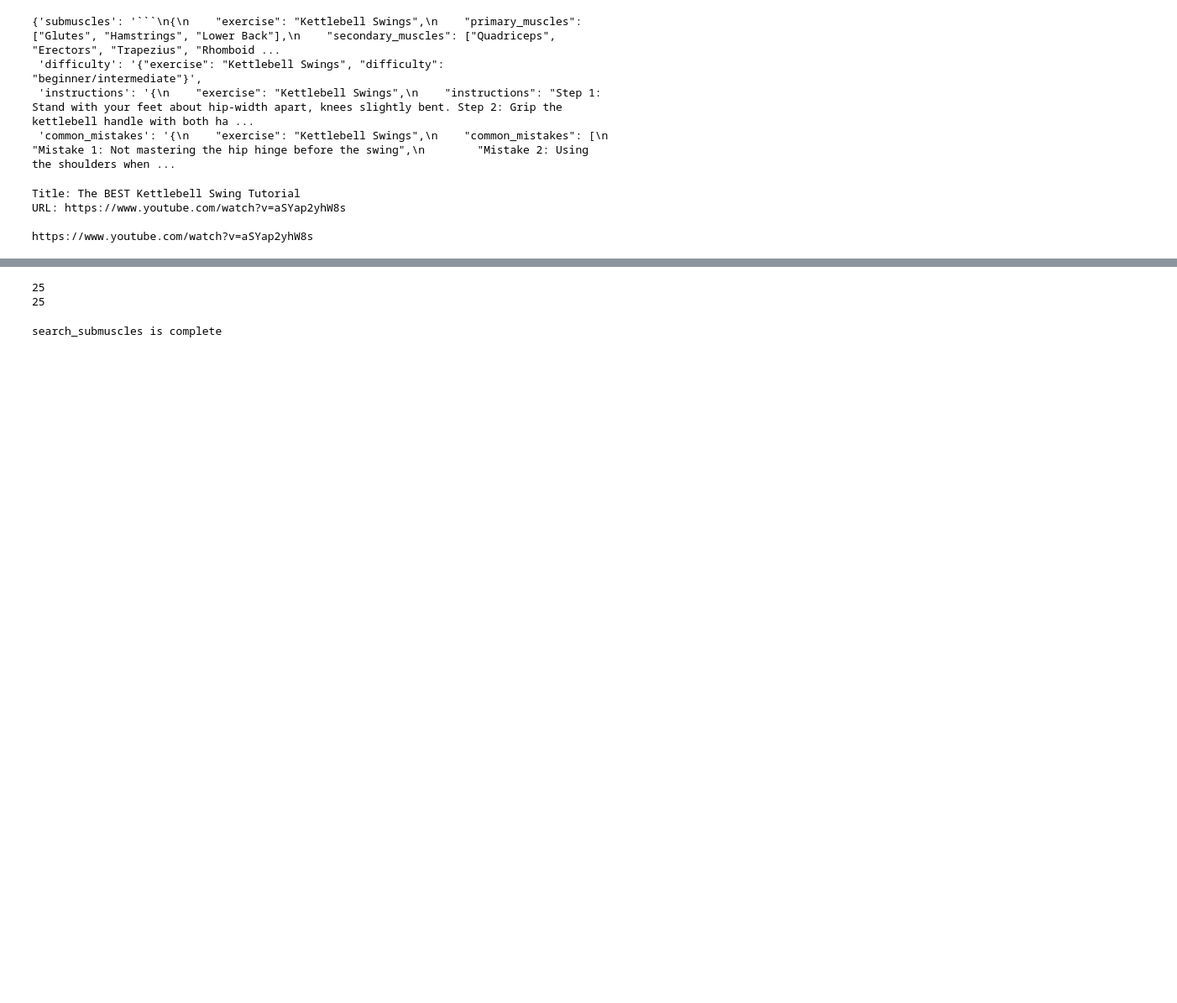
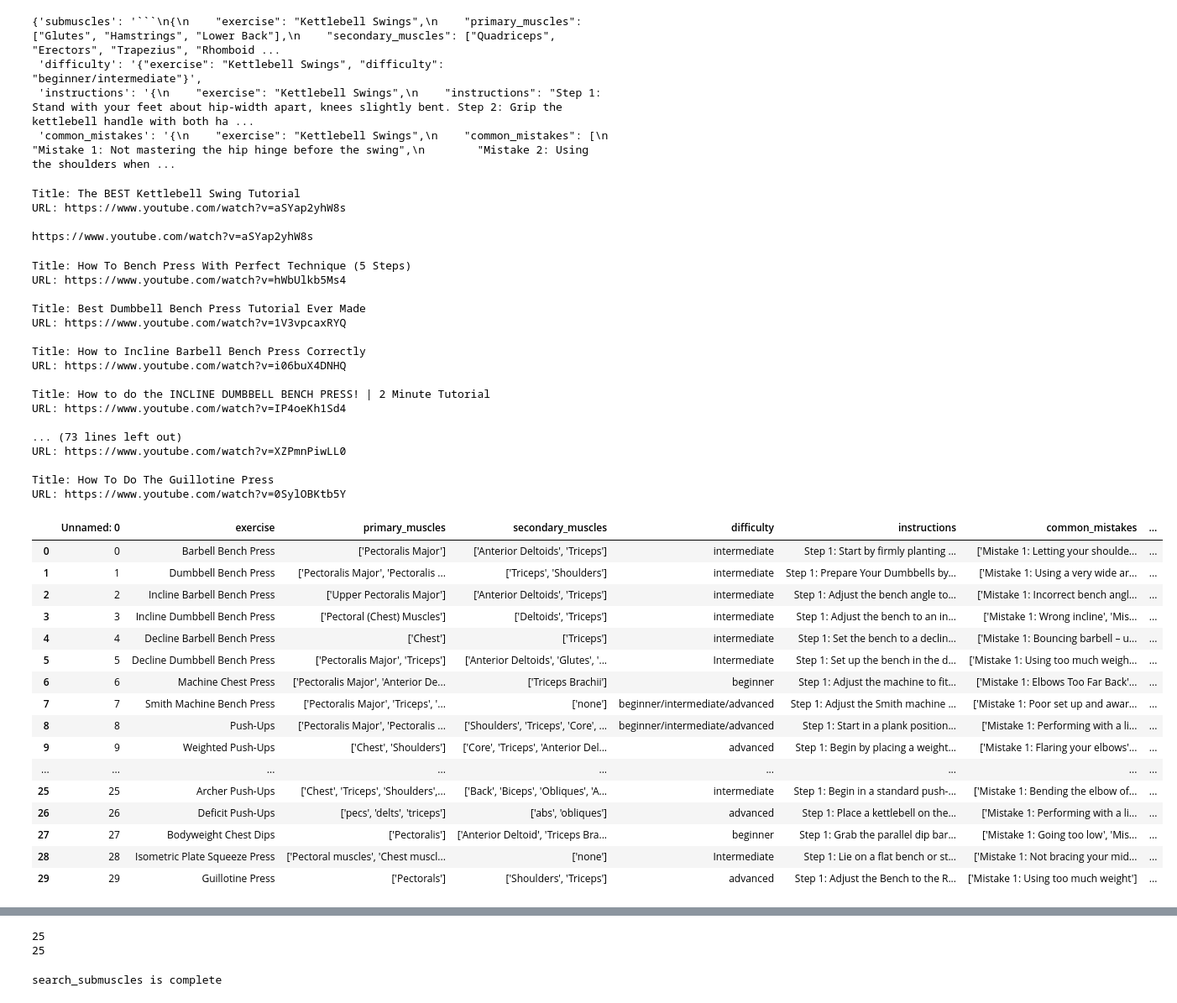
Before and after one commit to Zeinahesham308/FlexAi, a Jupyter notebook: Ai/NLP/GenerateDataSet/exercises_db.ipynb, the cells around one changed output, grey strips where cells are left out. Shown at 84% size. Drawn from its saved outputs; the diff is of its cells as text; code cells hidden in the pictures; blank space fills up the shorter version.

```diff
--- a/Ai/NLP/GenerateDataSet/exercises_db.ipynb
+++ b/Ai/NLP/GenerateDataSet/exercises_db.ipynb
@@ -501,3 +501,43 @@ Title: The BEST Kettlebell Swing Tutorial
 URL: https://www.youtube.com/watch?v=aSYap2yhW8s
 
 https://www.youtube.com/watch?v=aSYap2yhW8s
+# %%
+chest_dataframe=pd.read_excel('chest_exercises.xlsx')
+# %%
+#add url column to data frame
+chest_dataframe.assign(URL=chest_dataframe['exercise'].apply(get_url))
+# %% [output]
+Title: How To Bench Press With Perfect Technique (5 Steps)
+URL: https://www.youtube.com/watch?v=hWbUlkb5Ms4
+
+Title: Best Dumbbell Bench Press Tutorial Ever Made
+URL: https://www.youtube.com/watch?v=1V3vpcaxRYQ
+
+Title: How to Incline Barbell Bench Press Correctly
+URL: https://www.youtube.com/watch?v=i06buX4DNHQ
+
+Title: How to do the INCLINE DUMBBELL BENCH PRESS! | 2 Minute Tutorial
+URL: https://www.youtube.com/watch?v=IP4oeKh1Sd4
+
+... (73 lines left out)
+URL: https://www.youtube.com/watch?v=XZPmnPiwLL0
+
+Title: How To Do The Guillotine Press
+URL: https://www.youtube.com/watch?v=0SylOBKtb5Y
+|  | Unnamed: 0 | exercise | primary_muscles | secondary_muscles | difficulty | instructions | common_mistakes | ... |
+| 0 | 0 | Barbell Bench Press | ['Pectoralis Major'] | ['Anterior Deltoids', 'Triceps'] | intermediate | Step 1: Start by firmly planting ... | ['Mistake 1: Letting your shoulde... | ... |
+| 1 | 1 | Dumbbell Bench Press | ['Pectoralis Major', 'Pectoralis ... | ['Triceps', 'Shoulders'] | intermediate | Step 1: Prepare Your Dumbbells by... | ['Mistake 1: Using a very wide ar... | ... |
+| 2 | 2 | Incline Barbell Bench Press | ['Upper Pectoralis Major'] | ['Anterior Deltoids', 'Triceps'] | intermediate | Step 1: Adjust the bench angle to... | ['Mistake 1: Incorrect bench angl... | ... |
+| 3 | 3 | Incline Dumbbell Bench Press | ['Pectoral (Chest) Muscles'] | ['Deltoids', 'Triceps'] | intermediate | Step 1: Adjust the bench to an in... | ['Mistake 1: Wrong incline', 'Mis... | ... |
+| 4 | 4 | Decline Barbell Bench Press | ['Chest'] | ['Triceps'] | intermediate | Step 1: Set the bench to a declin... | ['Mistake 1: Bouncing barbell – u... | ... |
+| 5 | 5 | Decline Dumbbell Bench Press | ['Pectoralis Major', 'Triceps'] | ['Anterior Deltoids', 'Glutes', '... | Intermediate | Step 1: Set up the bench in the d... | ['Mistake 1: Using too much weigh... | ... |
+| 6 | 6 | Machine Chest Press | ['Pectoralis Major', 'Anterior De... | ['Triceps Brachii'] | beginner | Step 1: Adjust the machine to fit... | ['Mistake 1: Elbows Too Far Back'... | ... |
+| 7 | 7 | Smith Machine Bench Press | ['Pectoralis Major', 'Triceps', '... | ['none'] | beginner/intermediate/advanced | Step 1: Adjust the Smith machine ... | ['Mistake 1: Poor set up and awar... | ... |
+| 8 | 8 | Push-Ups | ['Pectoralis Major', 'Pectoralis ... | ['Shoulders', 'Triceps', 'Core', ... | beginner/intermediate/advanced | Step 1: Start in a plank position... | ['Mistake 1: Performing with a li... | ... |
+| 9 | 9 | Weighted Push-Ups | ['Chest', 'Shoulders'] | ['Core', 'Triceps', 'Anterior Del... | advanced | Step 1: Begin by placing a weight... | ['Mistake 1: Flaring your elbows'... | ... |
+| ... | ... | ... | ... | ... | ... | ... | ... | ... |
+| 25 | 25 | Archer Push-Ups | ['Chest', 'Triceps', 'Shoulders',... | ['Back', 'Biceps', 'Obliques', 'A... | intermediate | Step 1: Begin in a standard push-... | ['Mistake 1: Bending the elbow of... | ... |
+| 26 | 26 | Deficit Push-Ups | ['pecs', 'delts', 'triceps'] | ['abs', 'obliques'] | advanced | Step 1: Place a kettlebell on the... | ['Mistake 1: Performing with a li... | ... |
+| 27 | 27 | Bodyweight Chest Dips | ['Pectoralis'] | ['Anterior Deltoid', 'Triceps Bra... | beginner | Step 1: Grab the parallel dip bar... | ['Mistake 1: Going too low', 'Mis... | ... |
+| 28 | 28 | Isometric Plate Squeeze Press | ['Pectoral muscles', 'Chest muscl... | ['none'] | Intermediate | Step 1: Lie on a flat bench or st... | ['Mistake 1: Not bracing your mid... | ... |
+| 29 | 29 | Guillotine Press | ['Pectorals'] | ['Shoulders', 'Triceps'] | advanced | Step 1: Adjust the Bench to the R... | ['Mistake 1: Using too much weight'] | ... |
```
Also changed, not shown: parts of 4 cells of this notebook, 3 other files.
